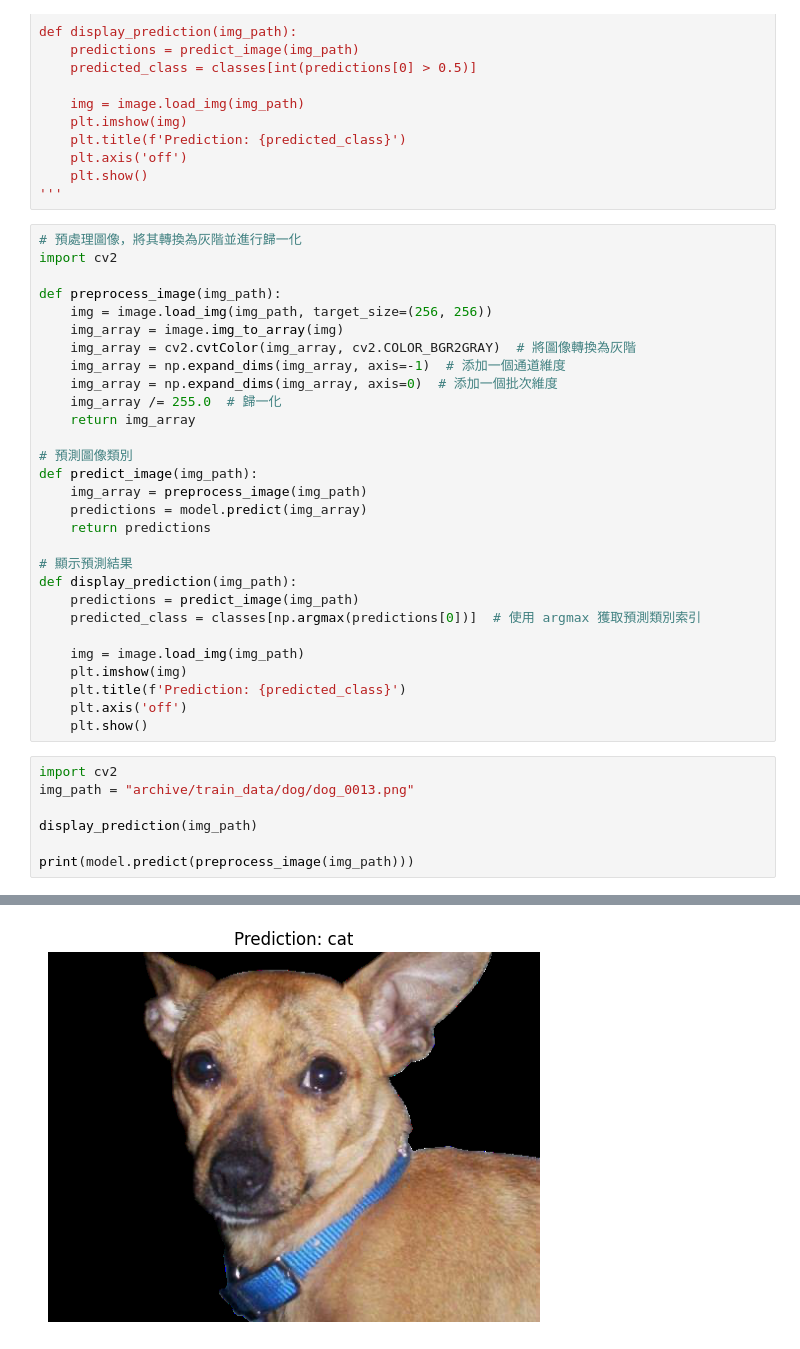
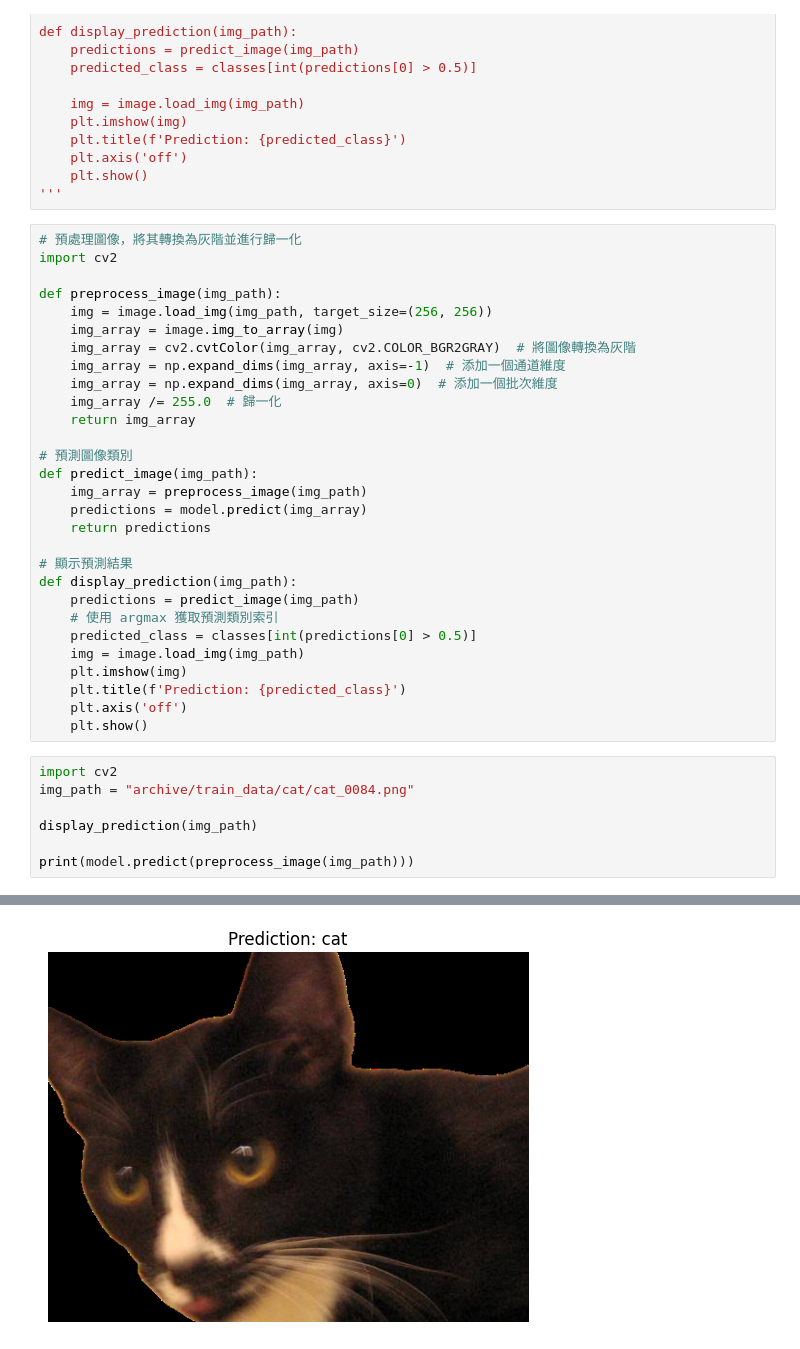
Before and after one commit to HuangCaiSyun/CD, a Jupyter notebook: dog&cat/main.ipynb, the cells around one changed output, grey strips where cells are left out. Saved outputs shown, nothing was run; the diff lists cells and outputs as text.

```diff
--- a/dog&cat/main.ipynb
+++ b/dog&cat/main.ipynb
@@ -226,8 +225,8 @@ def predict_image(img_path):
 # 顯示預測結果
 def display_prediction(img_path):
     predictions = predict_image(img_path)
-    predicted_class = classes[np.argmax(predictions[0])]  # 使用 argmax 獲取預測類別索引
-
+    # 使用 argmax 獲取預測類別索引
+    predicted_class = classes[int(predictions[0] > 0.5)]
     img = image.load_img(img_path)
     plt.imshow(img)
     plt.title(f'Prediction: {predicted_class}')
@@ -235,7 +234,7 @@ def display_prediction(img_path):
     plt.show()
 # %%
 import cv2
-img_path = "archive/train_data/dog/dog_0013.png"
+img_path = "archive/train_data/cat/cat_0084.png"
 
 display_prediction(img_path)
 
@@ -245 +244 @@ print(model.predict(preprocess_image(img_path)))
-[figure, old version]
+[figure, new version]
```
Also changed, not shown: parts of 2 cells of this notebook, 3 other files.
